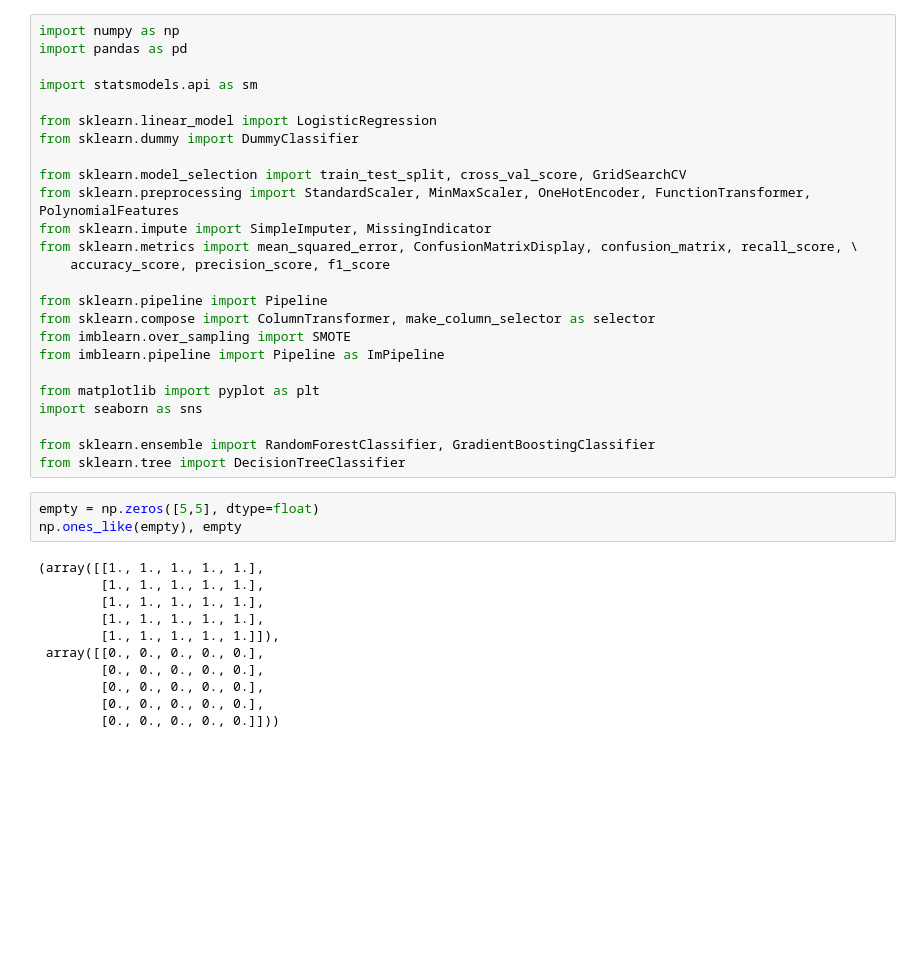
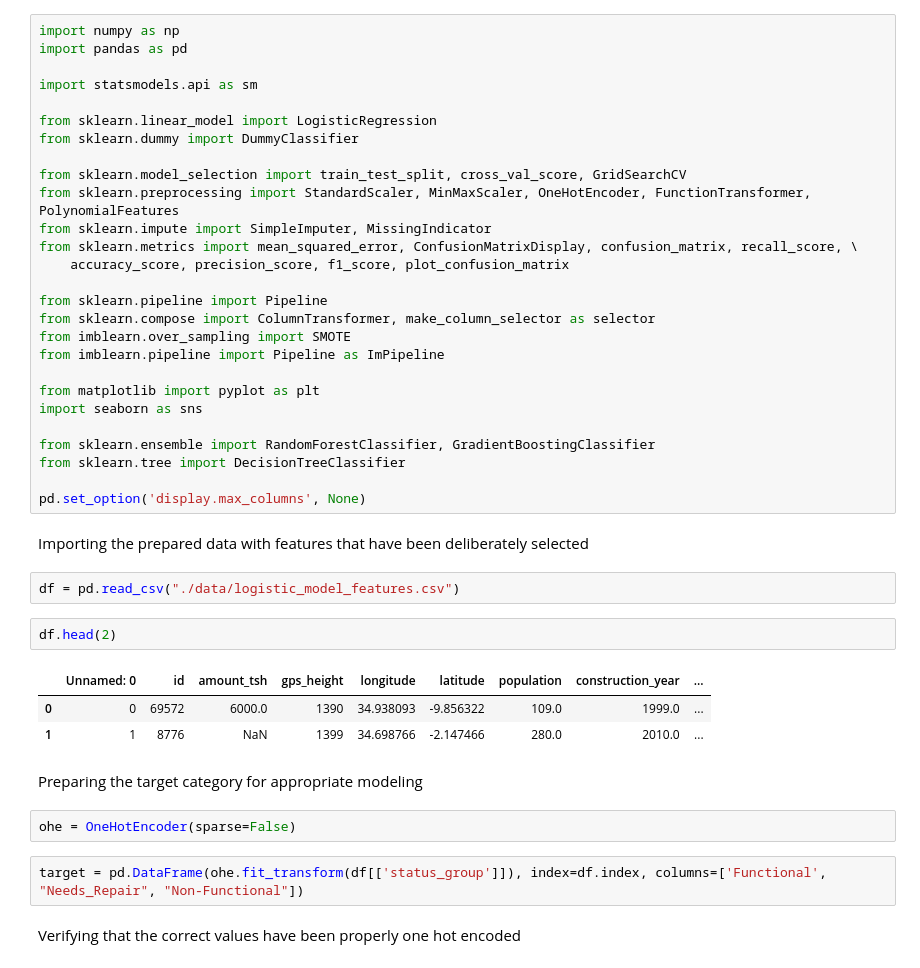
Before and after one commit to dvdhartsman/Phase_3_Project, a Jupyter notebook: Untitled.ipynb, the cells around one changed output. Saved outputs shown, nothing was run; the diff lists cells and outputs as text; blank space fills up the shorter version.

```diff
--- a/Untitled.ipynb
+++ b/Untitled.ipynb
@@ -11,7 +11,7 @@ from sklearn.model_selection import train_test_split, cross_val_score, GridSearc
 from sklearn.preprocessing import StandardScaler, MinMaxScaler, OneHotEncoder, FunctionTransformer, PolynomialFeatures
 from sklearn.impute import SimpleImputer, MissingIndicator
 from sklearn.metrics import mean_squared_error, ConfusionMatrixDisplay, confusion_matrix, recall_score, \
-    accuracy_score, precision_score, f1_score
+    accuracy_score, precision_score, f1_score, plot_confusion_matrix
 
 from sklearn.pipeline import Pipeline
 from sklearn.compose import ColumnTransformer, make_column_selector as selector
@@ -23,17 +23,23 @@ import seaborn as sns
 
 from sklearn.ensemble import RandomForestClassifier, GradientBoostingClassifier
 from sklearn.tree import DecisionTreeClassifier
+
+pd.set_option('display.max_columns', None)
-# %%
-empty = np.zeros([5,5], dtype=float)
-np.ones_like(empty), empty
-# %% [output]
-(array([[1., 1., 1., 1., 1.],
-        [1., 1., 1., 1., 1.],
-        [1., 1., 1., 1., 1.],
-        [1., 1., 1., 1., 1.],
-        [1., 1., 1., 1., 1.]]),
- array([[0., 0., 0., 0., 0.],
-        [0., 0., 0., 0., 0.],
-        [0., 0., 0., 0., 0.],
-        [0., 0., 0., 0., 0.],
-        [0., 0., 0., 0., 0.]]))
+# %% [markdown]
+Importing the prepared data with features that have been deliberately selected
+# %%
+df = pd.read_csv("./data/logistic_model_features.csv")
+# %%
+df.head(2)
+# %% [output]
+|  | Unnamed: 0 | id | amount_tsh | gps_height | longitude | latitude | population | construction_year | ... |
+| 0 | 0 | 69572 | 6000.0 | 1390 | 34.938093 | -9.856322 | 109.0 | 1999.0 | ... |
+| 1 | 1 | 8776 | NaN | 1399 | 34.698766 | -2.147466 | 280.0 | 2010.0 | ... |
+# %% [markdown]
+Preparing the target category for appropriate modeling
+# %%
+ohe = OneHotEncoder(sparse=False)
+# %%
+target = pd.DataFrame(ohe.fit_transform(df[['status_group']]), index=df.index, columns=['Functional', "Needs_Repair", "Non-Functional"])
+# %% [markdown]
+Verifying that the correct values have been properly one hot encoded
```
Also changed, not shown: parts of 38 cells of this notebook, 1 other file.
